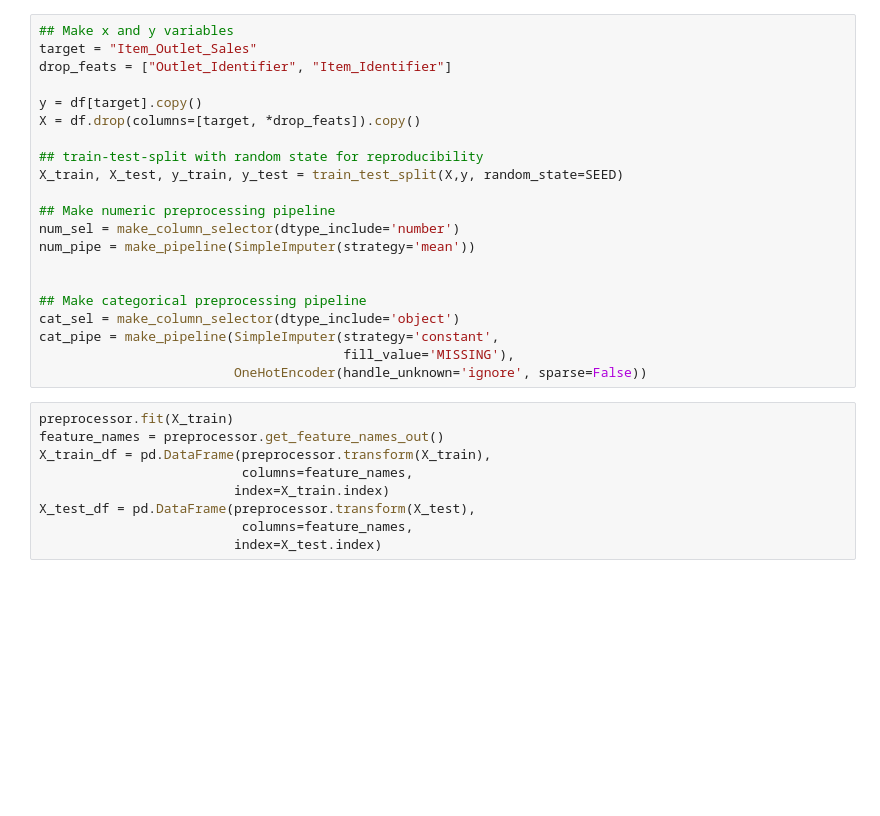
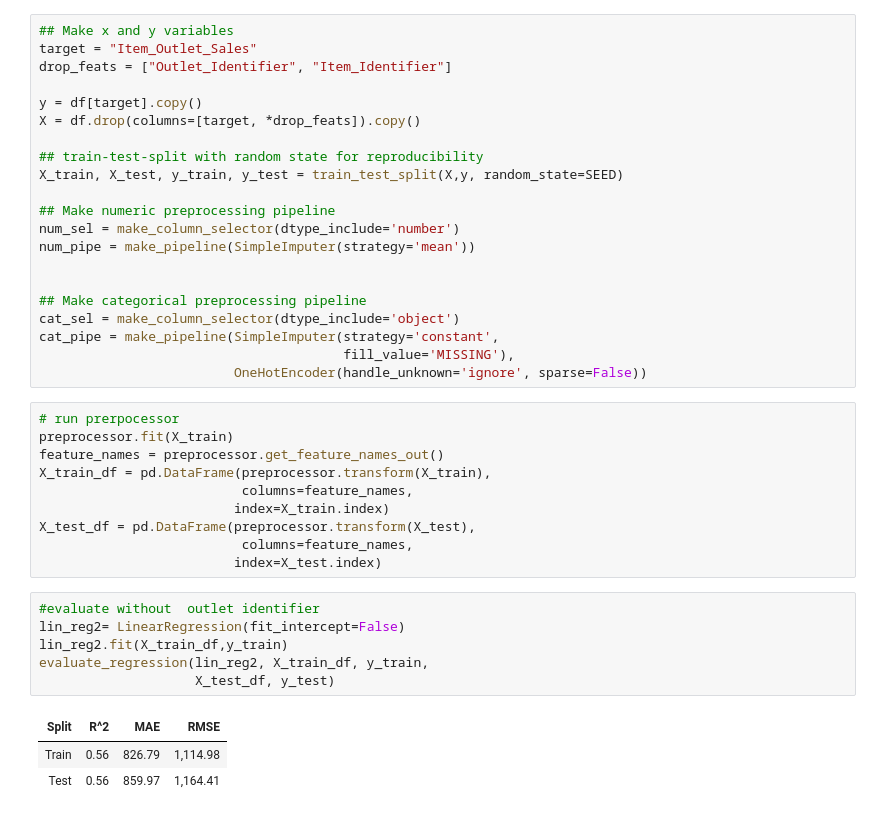
Before and after one commit to Elispreng/Grocery_Sales, a Jupyter notebook: Grocery Sales with Coeff.ipynb, the cells around one changed output. Cells and saved outputs as stored; diff of their text form; blank space fills up the shorter version.

```diff
--- a/Grocery Sales with Coeff.ipynb
+++ b/Grocery Sales with Coeff.ipynb
@@ -374,6 +374,7 @@ cat_pipe = make_pipeline(SimpleImputer(strategy='constant',
                                        fill_value='MISSING'),
                          OneHotEncoder(handle_unknown='ignore', sparse=False))
 # %%
+# run prerpocessor
 preprocessor.fit(X_train)
 feature_names = preprocessor.get_feature_names_out()
 X_train_df = pd.DataFrame(preprocessor.transform(X_train),
@@ -382,3 +383,13 @@ X_train_df = pd.DataFrame(preprocessor.transform(X_train),
 X_test_df = pd.DataFrame(preprocessor.transform(X_test),
                           columns=feature_names,
                          index=X_test.index)
+# %%
+#evaluate without  outlet identifier
+lin_reg2= LinearRegression(fit_intercept=False)
+lin_reg2.fit(X_train_df,y_train)
+evaluate_regression(lin_reg2, X_train_df, y_train,
+                    X_test_df, y_test)
+# %% [output]
+| Split | R^2 | MAE | RMSE |
+| Train | 0.56 | 826.79 | 1,114.98 |
+| Test | 0.56 | 859.97 | 1,164.41 |
```
